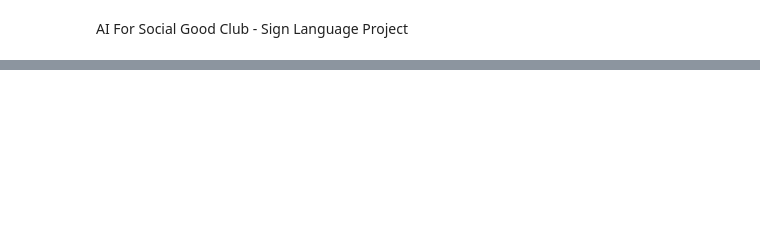
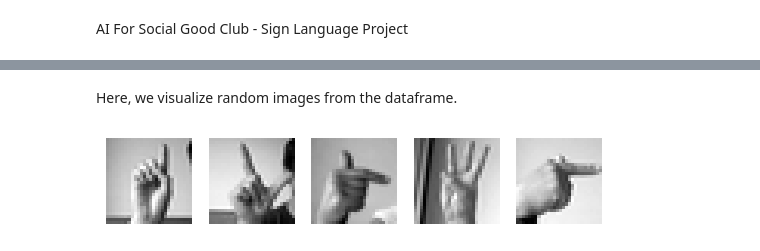
Before and after one commit to lahsai/ASL-Project, a Jupyter notebook: Sign Language Conversion.ipynb, the cells around one changed output, grey strips where cells are left out. Saved outputs shown, nothing was run; the diff lists cells and outputs as text; code cells hidden in the pictures; blank space fills up the shorter version.

```diff
--- a/Sign Language Conversion.ipynb
+++ b/Sign Language Conversion.ipynb
@@ -9,0 +8,6 @@ ModuleNotFoundError: No module named 'tensorflow'
+# %%
+train_df = 'sign_mnist_train/sign_mnist_train.csv'
+test_df = 'sign_mnist_test/sign_mnist_test.csv'
+
+train_df = pd.read_csv(train_df)
+test_df = pd.read_csv(test_df)
@@ -9,0 +47,14 @@ ModuleNotFoundError: No module named 'tensorflow'
+# %% [markdown]
+Here, we visualize random images from the dataframe.
+# %%
+rand_images = train_df.sample(n=5)
+images = rand_images.drop('label', axis=1).values.reshape(-1, 28, 28)
+
+
+fig, axs = plt.subplots(nrows=1, ncols=5)
+for i, ax in enumerate(axs):
+    ax.imshow(images[i], cmap='gray')
+    ax.axis('off')
+plt.show()
+# %% [output]
+[figure, added]
```
Also changed, not shown: parts of 14 cells of this notebook.
